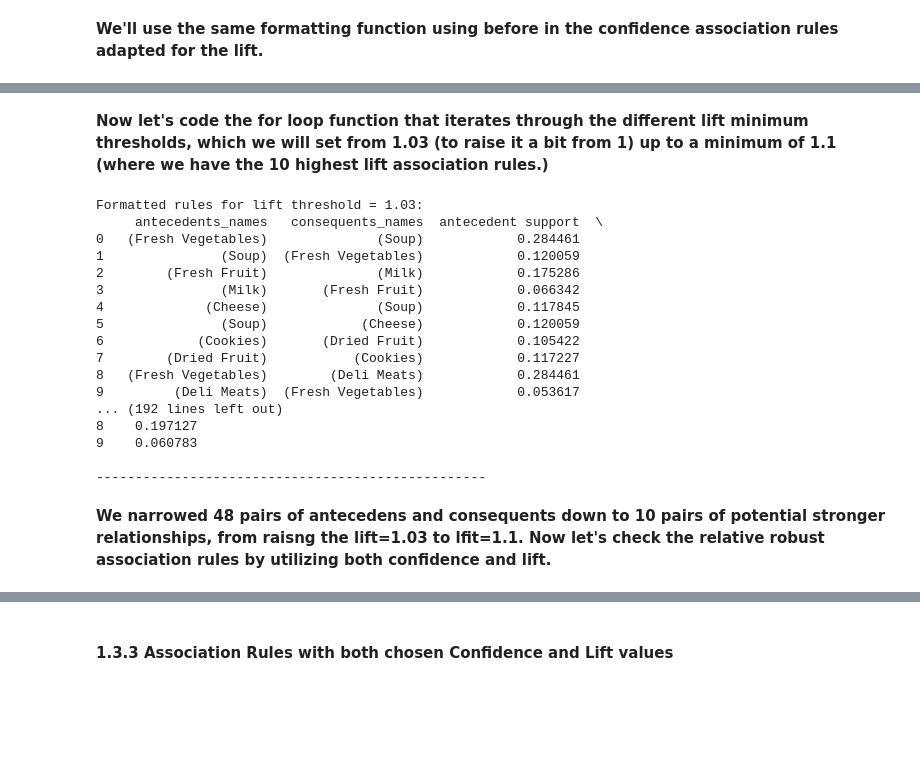
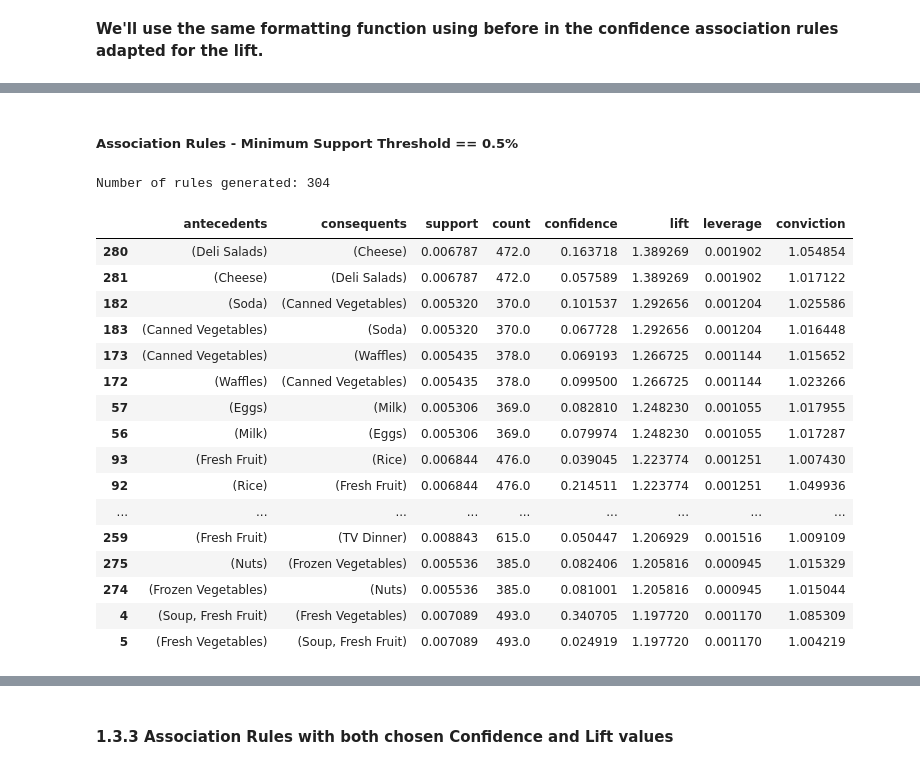
Before and after one commit to ijustsnapped/DataMine_PI, a Jupyter notebook: PD_202425_Project1/PD_202425_Project.ipynb, the cells around one changed output, grey strips where cells are left out. Drawn from its saved outputs; the diff is of its cells as text; code cells hidden in the pictures; blank space fills up the shorter version.

```diff
--- a/PD_202425_Project1/PD_202425_Project.ipynb
+++ b/PD_202425_Project1/PD_202425_Project.ipynb
@@ -1233,46 +1299,25 @@ ascend.head(20)
-# %% [markdown]
-**Now let's code the for loop function that iterates through the different lift minimum thresholds, which we will set from 1.03 (to raise it a bit from 1) up to a minimum of 1.1 (where we have the 10 highest lift association rules.)**
-# %%
-#So let's raise lift in the association rules up to 1.10 where we have 10 pairs of items ot analyse. Let's make a loop for that.
-
-# Define the list of lift thresholds you want to use
-lift_thresholds = [1.03, 1.05, 1.1]
-
-# Dictionary to store formatted rules for each lift threshold
-formatted_rules_by_lift = {}
-
-# Loop over each lift value, get the rules and print them
-for lift_value in lift_thresholds:
-    # Get association rules with the current lift threshold
-    rules = association_rules(frequent_subsets, metric="lift", min_threshold=lift_value)
-
-    # Format the rules
-    formatted_rules = get_formatted_rules(rules, binary_foodmart)
-
-    # Save the formatted rules into the dictionary
-    formatted_rules_by_lift[lift_value] = formatted_rules
-
-    # Display the results
-    print(f"Formatted rules for lift threshold = {lift_value}:")
-    print(formatted_rules)
-    print("\n" + "-"*50 + "\n")
-# %% [output]
-Formatted rules for lift threshold = 1.03:
-     antecedents_names   consequents_names  antecedent support  \
-0   (Fresh Vegetables)              (Soup)            0.284461
-1               (Soup)  (Fresh Vegetables)            0.120059
-2        (Fresh Fruit)              (Milk)            0.175286
-3               (Milk)       (Fresh Fruit)            0.066342
-4             (Cheese)              (Soup)            0.117845
-5               (Soup)            (Cheese)            0.120059
-6            (Cookies)       (Dried Fruit)            0.105422
-7        (Dried Fruit)           (Cookies)            0.117227
-8   (Fresh Vegetables)        (Deli Meats)            0.284461
-9         (Deli Meats)  (Fresh Vegetables)            0.053617
-... (192 lines left out)
-8    0.197127
-9    0.060783
-
---------------------------------------------------
-# %% [markdown]
-**We narrowed 48 pairs of antecedens and consequents down to 10 pairs of potential stronger relationships, from raisng the lift=1.03 to lfit=1.1. Now let's check the relative robust association rules by utilizing both confidence and lift.**
+# %% [markdown]
+##### Association Rules - Minimum Support Threshold == 0.5%
+# %%
+rules_05   = generate_rules(binary_foodmart, 0.005, metric='lift', min_threshold=1)
+print("Number of rules generated:", len(rules_05))
+rules_05.sort_values('lift', ascending=False).head(20)
+# %% [output]
+Number of rules generated: 304
+|  | antecedents | consequents | support | count | confidence | lift | leverage | conviction |
+| 280 | (Deli Salads) | (Cheese) | 0.006787 | 472.0 | 0.163718 | 1.389269 | 0.001902 | 1.054854 |
+| 281 | (Cheese) | (Deli Salads) | 0.006787 | 472.0 | 0.057589 | 1.389269 | 0.001902 | 1.017122 |
+| 182 | (Soda) | (Canned Vegetables) | 0.005320 | 370.0 | 0.101537 | 1.292656 | 0.001204 | 1.025586 |
+| 183 | (Canned Vegetables) | (Soda) | 0.005320 | 370.0 | 0.067728 | 1.292656 | 0.001204 | 1.016448 |
+| 173 | (Canned Vegetables) | (Waffles) | 0.005435 | 378.0 | 0.069193 | 1.266725 | 0.001144 | 1.015652 |
+| 172 | (Waffles) | (Canned Vegetables) | 0.005435 | 378.0 | 0.099500 | 1.266725 | 0.001144 | 1.023266 |
+| 57 | (Eggs) | (Milk) | 0.005306 | 369.0 | 0.082810 | 1.248230 | 0.001055 | 1.017955 |
+| 56 | (Milk) | (Eggs) | 0.005306 | 369.0 | 0.079974 | 1.248230 | 0.001055 | 1.017287 |
+| 93 | (Fresh Fruit) | (Rice) | 0.006844 | 476.0 | 0.039045 | 1.223774 | 0.001251 | 1.007430 |
+| 92 | (Rice) | (Fresh Fruit) | 0.006844 | 476.0 | 0.214511 | 1.223774 | 0.001251 | 1.049936 |
+| ... | ... | ... | ... | ... | ... | ... | ... | ... |
+| 259 | (Fresh Fruit) | (TV Dinner) | 0.008843 | 615.0 | 0.050447 | 1.206929 | 0.001516 | 1.009109 |
+| 275 | (Nuts) | (Frozen Vegetables) | 0.005536 | 385.0 | 0.082406 | 1.205816 | 0.000945 | 1.015329 |
+| 274 | (Frozen Vegetables) | (Nuts) | 0.005536 | 385.0 | 0.081001 | 1.205816 | 0.000945 | 1.015044 |
+| 4 | (Soup, Fresh Fruit) | (Fresh Vegetables) | 0.007089 | 493.0 | 0.340705 | 1.197720 | 0.001170 | 1.085309 |
+| 5 | (Fresh Vegetables) | (Soup, Fresh Fruit) | 0.007089 | 493.0 | 0.024919 | 1.197720 | 0.001170 | 1.004219 |
```
Also changed, not shown: parts of 27 cells of this notebook, 1 other file.
